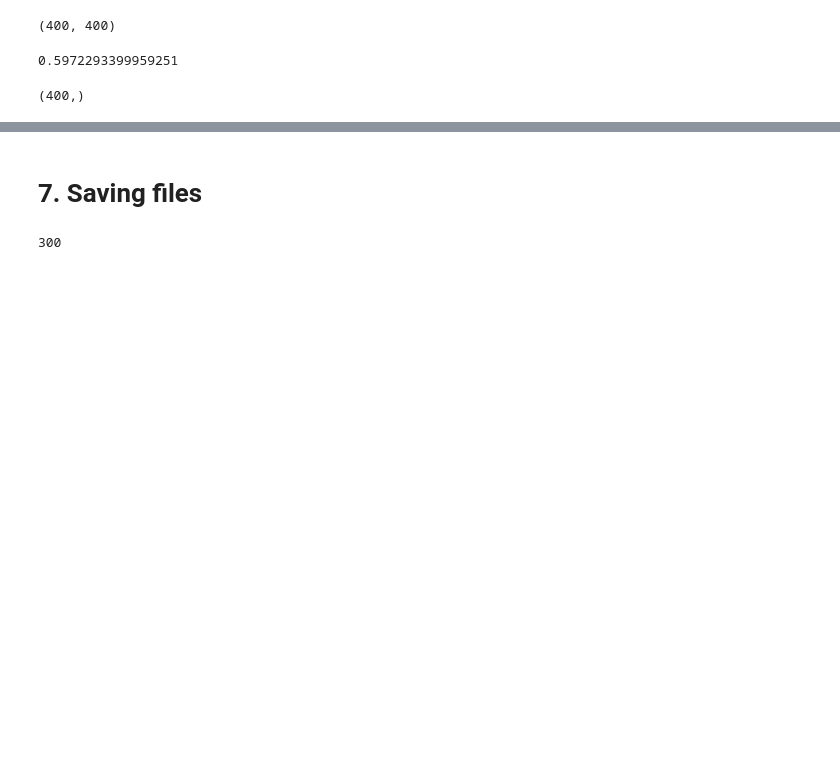
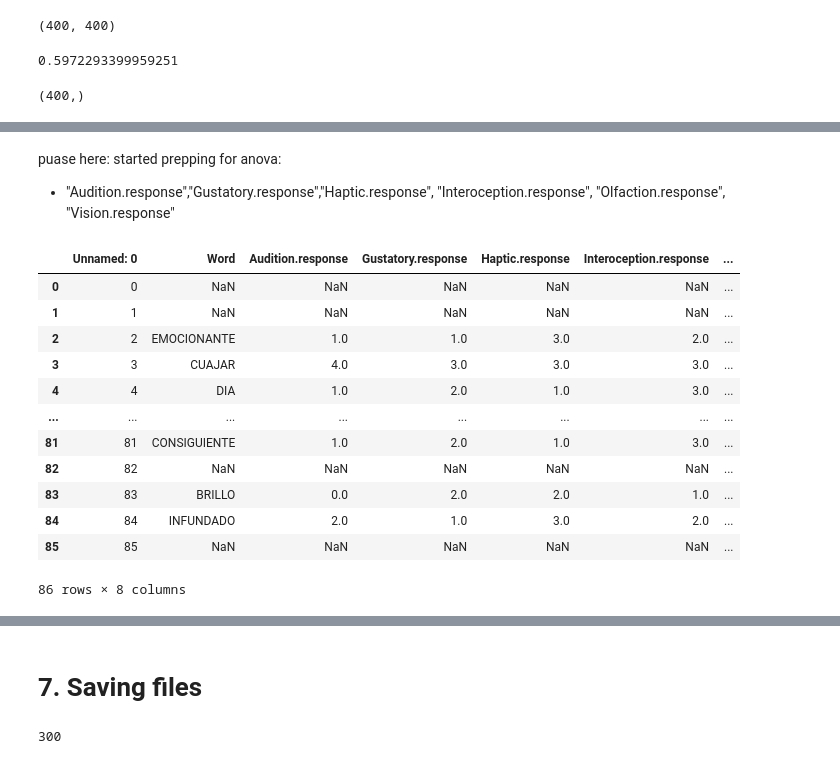
Before and after one commit to soniasola00/SpanLancasterNorm, a Jupyter notebook: Sonia3.ipynb, the cells around one changed output, grey strips where cells are left out. Drawn from its saved outputs; the diff is of its cells as text; code cells hidden in the pictures; blank space fills up the shorter version.

```diff
--- a/Sonia3.ipynb
+++ b/Sonia3.ipynb
@@ -838,0 +874,21 @@ making lists
+# %% [markdown]
+puase here: started prepping for anova:
+
+- "Audition.response","Gustatory.response","Haptic.response", "Interoception.response", "Olfaction.response", "Vision.response"
+# %%
+output_SPAN = pd.read_csv("output_SPAN.csv")
+output_SPAN
+# %% [output]
+|  | Unnamed: 0 | Word | Audition.response | Gustatory.response | Haptic.response | Interoception.response | ... |
+| 0 | 0 | NaN | NaN | NaN | NaN | NaN | ... |
+| 1 | 1 | NaN | NaN | NaN | NaN | NaN | ... |
+| 2 | 2 | EMOCIONANTE | 1.0 | 1.0 | 3.0 | 2.0 | ... |
+| 3 | 3 | CUAJAR | 4.0 | 3.0 | 3.0 | 3.0 | ... |
+| 4 | 4 | DIA | 1.0 | 2.0 | 1.0 | 3.0 | ... |
+| ... | ... | ... | ... | ... | ... | ... | ... |
+| 81 | 81 | CONSIGUIENTE | 1.0 | 2.0 | 1.0 | 3.0 | ... |
+| 82 | 82 | NaN | NaN | NaN | NaN | NaN | ... |
+| 83 | 83 | BRILLO | 0.0 | 2.0 | 2.0 | 1.0 | ... |
+| 84 | 84 | INFUNDADO | 2.0 | 1.0 | 3.0 | 2.0 | ... |
+| 85 | 85 | NaN | NaN | NaN | NaN | NaN | ... |
+86 rows × 8 columns
```
Also changed, not shown: parts of 7 cells of this notebook.
